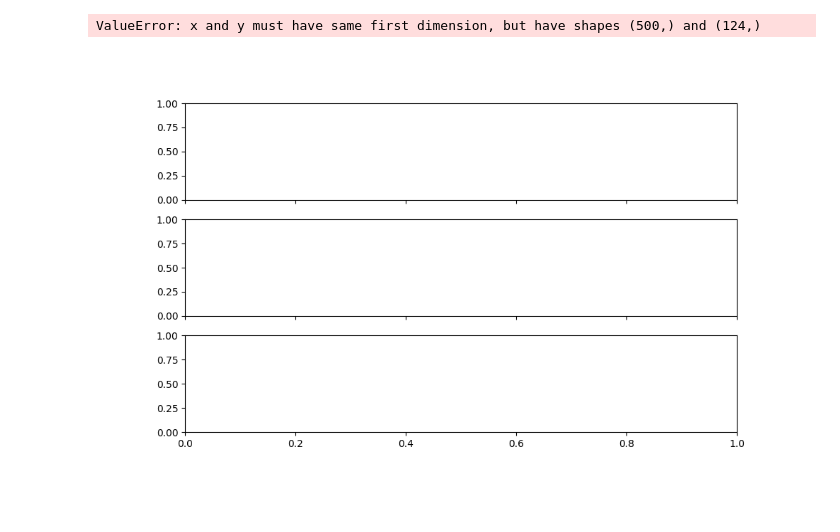
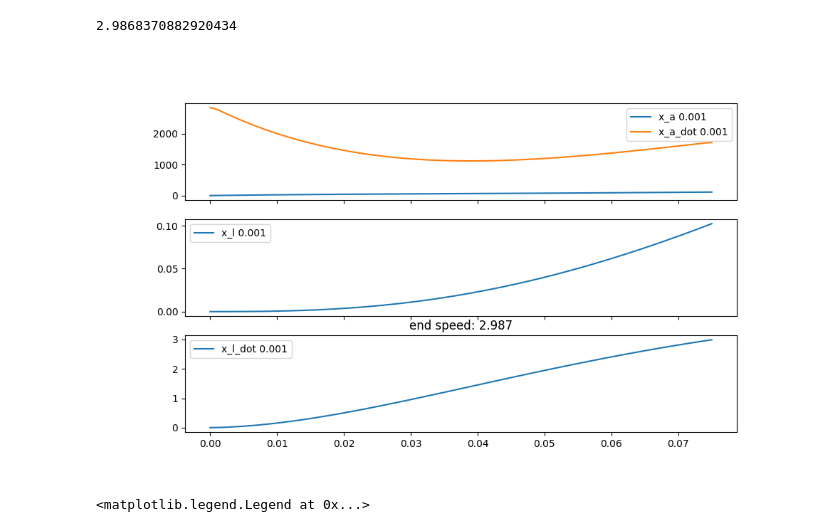
Before and after one commit to NovelMobileRobotsLab/pinto-squirrel, a Jupyter notebook: SEA/comparediffyq.ipynb, the cells around one changed output. Drawn from its saved outputs; the diff is of its cells as text; code cells hidden in the pictures.

```diff
--- a/SEA/comparediffyq.ipynb
+++ b/SEA/comparediffyq.ipynb
@@ -6,10 +6,10 @@ import matplotlib.pyplot as plt
 
 
 T1 = 0.00025 #0.035 m / 140 rad from TSA test
-T2 = 10 #guess for leg movement/string contract
+T2 = 5 #guess for leg movement/string contract
 m_a = 1/2 * 0.020 * 0.010**2 #cylinder MOI 20g 10mm radius
 m_l = 0.5 #mass to push off ground
-k = 3000 # no idea honestly
+k = 10000 # no idea honestly
 
 tau_max = 0.05 #N*m stall torque
 omega_max = 3000 #about 10,000rpm free speed
@@ -18,7 +18,6 @@ c1 = -k * T1**2 * omega_max / tau_max
 c2 = k * T1 * omega_max / (tau_max * T2)
 c3 = k * T1 / (T2 * m_l)
 c4 = -k / (T2**2 * m_l)
-
 
 # Xdot = A*X where X = [x_a, x_l, x_l_dot]
 A = np.array([
@@ -41,35 +40,95 @@ def RK4(f, X, dt):
     k4 = f(X + dt*k3)
     return X + (dt/6)*(k1 + 2*k2 + 2*k3 + k4)
 
 X = np.array([0, 0, 0])
 log = []
 
 dt = 0.001
 times = []
 for ti in np.arange(0, 0.5, dt):
     X = RK4(f, X, dt)
     times.append(ti)
     log.append(X)
 
     if(X[1] > 0.1 or X[2] < 0):
         break
 
 log = np.array(log)
+endv = log[:,2][-1]
+print(endv)
 
 fig, axs = plt.subplots(3, 1, sharex=True, figsize=(10,6))
 axs[0].plot(times, log[:,0], label=f'x_a {dt}')
 
 axs[0].plot(times, np.gradient(log[:,0])/dt, label=f'x_a_dot {dt}')
 
 axs[1].plot(times, log[:,1], label=f'x_l {dt}')
+
 axs[2].plot(times, log[:,2], label=f'x_l_dot {dt}')
+axs[2].set_title(f'end speed: {np.round(endv, 3)}')
 
 for ax in axs:
     ax.legend()
 plt.show()
 # %% [output]
-ValueError: x and y must have same first dimension, but have shapes (500,) and (124,)
+2.9868370882920434
-[figure, old version]
+[figure, new version]
+# %%
+from numpy import sqrt, exp
+
+x_ls = []
+
+for t in times:
+
+    x0 = T1*T2*omega_max
+    x1 = tau_max**2
+    x2 = 4*x1
+    x3 = k*m_l
+    x4 = T1**4*T2**2*omega_max**2
+    x5 = -x2 + x3*x4
+
+    x3 = np.complex64(x3)
+
+    x6 = sqrt(x3*x5)
+    x7 = T1**2*omega_max
+    x8 = T2*x7
+    x9 = x6*x8
+    x10 = x3*x8
+    x11 = x10 + x6
+    x12 = x2*x3
+    x13 = k**2*m_l**2
+    x14 = sqrt(-x12 + x13*x4)
+    x15 = x10 - x14
+    x16 = 2*T2*m_l*tau_max
+    x17 = x16/x15
+    x18 = (k != 0)
+    x19 = 1/(T2*m_l)
+    x20 = (1/2)*t/tau_max
+    x21 = x19*x20
+    x22 = 2*x1
+    x23 = x0*x22
+    x24 = x23*exp(-x15*x21)/(x10 - x6)
+    x25 = k*x7
+    x26 = x19*x6
+    x27 = x10 + x14
+    x28 = x16/x27
+    x29 = x3/x6
+    x30 = x23*exp(-x21*x27)/x11
+    x31 = tau_max**4
+    x32 = T1**6*T2**3*omega_max**3
+    x33 = 2*x31
+    x34 = T1**8*T2**4*omega_max**4*x13
+    x35 = x12*x4
+    x_lcode = t*x0 + x11*x24*((x17) if x18 else (0))/(x5 + x9) - x24*x29*((x17*exp(x20*(x25 - x26))) if (x15 != 0) else (t)) + x29*x30*((x28*exp(x20*(x25 + x26))) if (x27 != 0) else (t)) - x3*x30*(-x22*x9 + x3*x32*x6 + x33 + x34 - x35)*((x28) if x18 else (0))/(T1**10*T2**5*k**3*m_l**3*omega_max**5 - 6*x1*x13*x32 + 8*x10*x31 + x33*x6 + x34*x6 - x35*x6)
+
+    x_ls.append(np.real(x_lcode))
+
+x_ls = np.array(x_ls)
+
+axs[1].plot(times, x_ls, label=f'x_lcode')
+axs[1].legend()
+# %% [output]
+<matplotlib.legend.Legend at 0x...>
 # %%
 X = np.array([0, 0, 0])
 log = []
```
Also changed, not shown: parts of 1 cell of this notebook, 1 other file.
